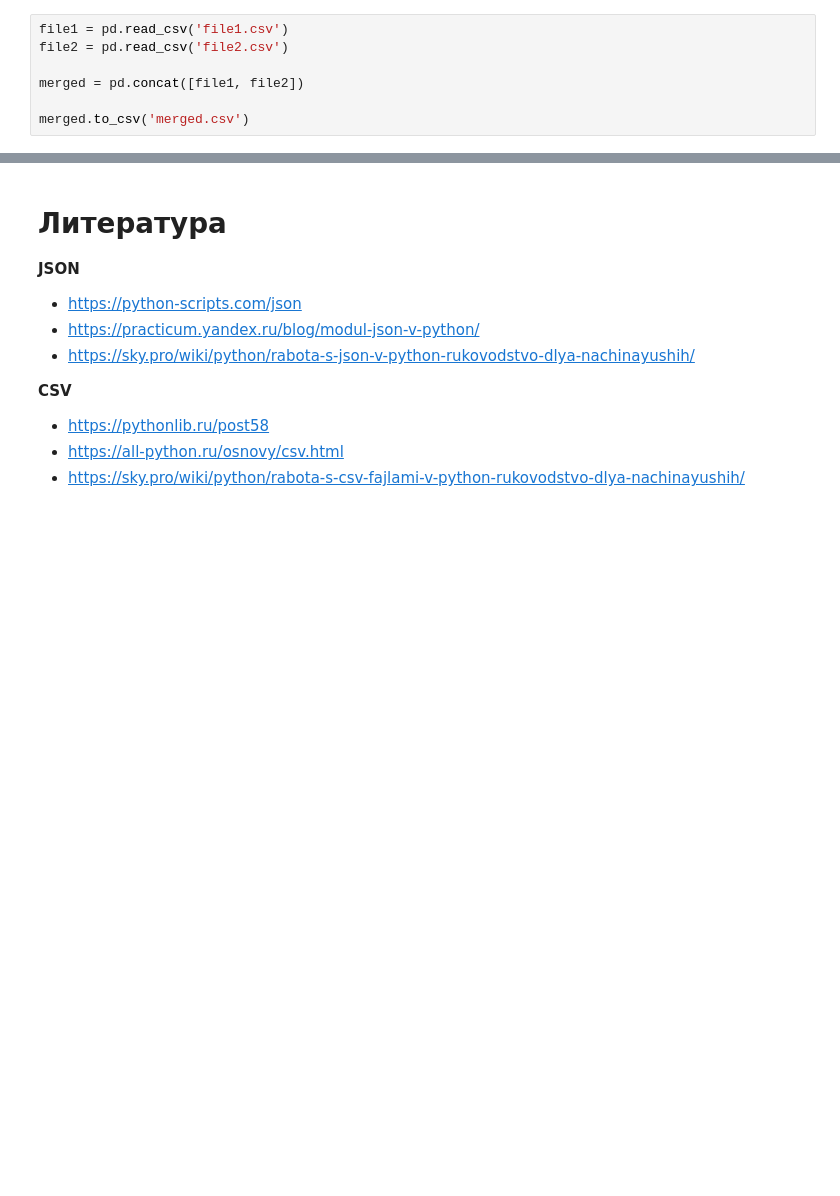
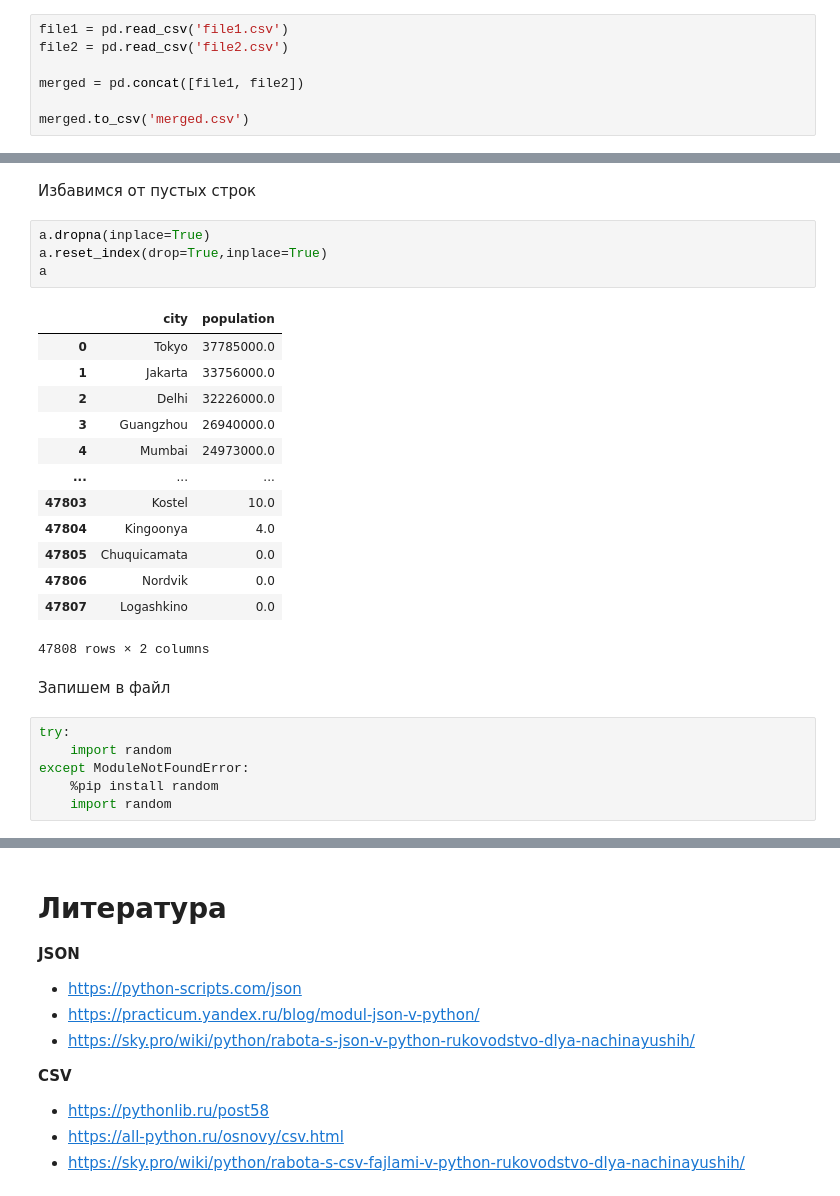
Before and after one commit to Muxa12012/MISIS, a Jupyter notebook: Algorithms_and_Data_Structures/1_JsonCsv/1_JsonCsv.ipynb, the cells around one changed output, grey strips where cells are left out. Cells and saved outputs as stored; diff of their text form; blank space fills up the shorter version.

```diff
--- a/Algorithms_and_Data_Structures/1_JsonCsv/1_JsonCsv.ipynb
+++ b/Algorithms_and_Data_Structures/1_JsonCsv/1_JsonCsv.ipynb
@@ -884,0 +919,28 @@ merged.to_csv('merged.csv')
+# %% [markdown]
+Избавимся от пустых строк
+# %%
+a.dropna(inplace=True)
+a.reset_index(drop=True,inplace=True)
+a
+# %% [output]
+|  | city | population |
+| 0 | Tokyo | 37785000.0 |
+| 1 | Jakarta | 33756000.0 |
+| 2 | Delhi | 32226000.0 |
+| 3 | Guangzhou | 26940000.0 |
+| 4 | Mumbai | 24973000.0 |
+| ... | ... | ... |
+| 47803 | Kostel | 10.0 |
+| 47804 | Kingoonya | 4.0 |
+| 47805 | Chuquicamata | 0.0 |
+| 47806 | Nordvik | 0.0 |
+| 47807 | Logashkino | 0.0 |
+47808 rows × 2 columns
+# %% [markdown]
+Запишем в файл
+# %%
+try:
+    import random
+except ModuleNotFoundError:
+    %pip install random
+    import random
```
Also changed, not shown: parts of 10 cells of this notebook, 2 other files.
